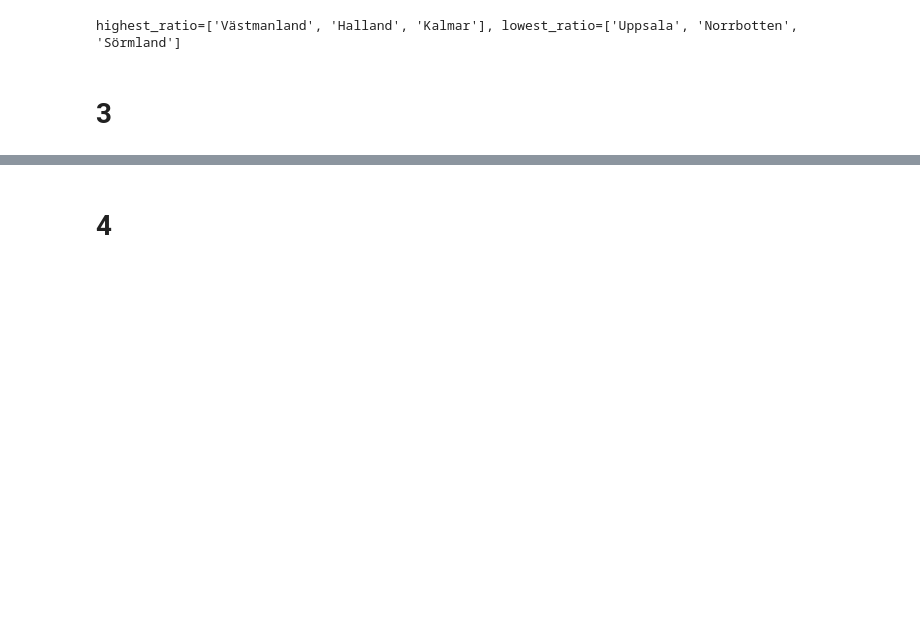
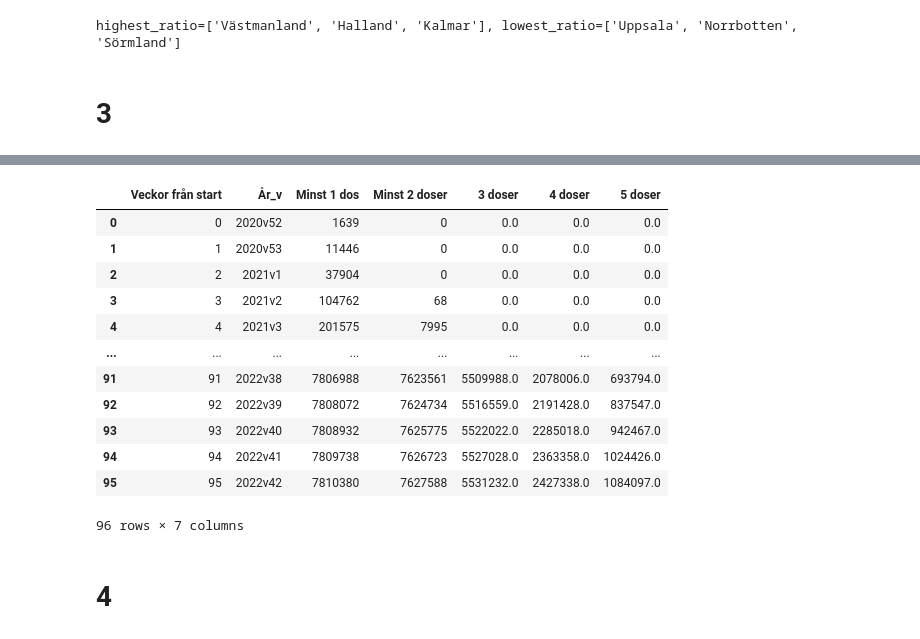
Before and after one commit to DorotaBjoorn/Databehandling-Dorota-Bjoorn, a Jupyter notebook: Lab/Lab_uppg03.ipynb, the cells around one changed output, grey strips where cells are left out. Saved outputs shown, nothing was run; the diff lists cells and outputs as text; code cells hidden in the pictures; blank space fills up the shorter version.

```diff
--- a/Lab/Lab_uppg03.ipynb
+++ b/Lab/Lab_uppg03.ipynb
@@ -95,0 +159,10 @@ Vaccinationsutvekling över tid i riket totalt samt uppdelat på dos
+# %%
+# combinde cols Vecka and År
+df_1["År_v"] = df_1["År"].astype(str) + "v" + df_1["Vecka"].astype(str)
+df_2["År_v"] = df_2["År"].astype(str) + "v" + df_2["Vecka"].astype(str)
+df_3["År_v"] = df_3["År"].astype(str) + "v" + df_3["Vecka"].astype(str)
+df_4["År_v"] = df_4["År"].astype(str) + "v" + df_4["Vecka"].astype(str)
+df_5["År_v"] = df_5["År"].astype(str) + "v" + df_5["Vecka"].astype(str)
+df_5.head()
+
+#????????? should be included in clean function????????????
@@ -95,0 +176,11 @@ Vaccinationsutvekling över tid i riket totalt samt uppdelat på dos
+# %%
+# set År_v col as index to prepare concatination
+df_1 = df_1.set_index("År_v")
+df_2 = df_2.set_index("År_v")
+df_3 = df_3.set_index("År_v")
+df_4 = df_4.set_index("År_v")
+df_5 = df_5.set_index("År_v")
+df_5.head()
+
+
+#????????? should be included in clean function????????????
@@ -95,0 +195,10 @@ Vaccinationsutvekling över tid i riket totalt samt uppdelat på dos
+# %%
+# rename column Antal vaccinerade with values for Vaccinationsstatus
+df_1 = df_1.rename(columns={"Antal vaccinerade": df_1["Vaccinationsstatus"][0]})
+df_2 = df_2.rename(columns={"Antal vaccinerade": df_2["Vaccinationsstatus"][1]}) # varför måste denna vara [1]???
+df_3 = df_3.rename(columns={"Antal vaccinerade": df_3["Vaccinationsstatus"][0]})
+df_4 = df_4.rename(columns={"Antal vaccinerade": df_4["Vaccinationsstatus"][0]})
+df_5 = df_5.rename(columns={"Antal vaccinerade": df_5["Vaccinationsstatus"][0]})
+df_4.head()
+
+#????????? should be included in clean function????????????
@@ -95,0 +213,5 @@ Vaccinationsutvekling över tid i riket totalt samt uppdelat på dos
+# %%
+# concatinating all DataFrames into 1 based on col "År_v"
+
+df_1_5 = pd.concat([df_1, df_2, df_3, df_4, df_5], axis = "columns")
+df_1_5.columns
@@ -95,0 +226,21 @@ Vaccinationsutvekling över tid i riket totalt samt uppdelat på dos
+# %%
+# selecting relevant columns; replacing NaN with 0
+# resetting År_v as column, creating column index corresponding to weeks from start
+
+df_1_5 = df_1_5[['Minst 1 dos', 'Minst 2 doser', '3 doser', '4 doser', '5 doser']].fillna(0).reset_index().reset_index()
+df_1_5 = df_1_5.rename(columns={"index": "Veckor från start"})
+df_1_5
+# %% [output]
+|  | Veckor från start | År_v | Minst 1 dos | Minst 2 doser | 3 doser | 4 doser | 5 doser |
+| 0 | 0 | 2020v52 | 1639 | 0 | 0.0 | 0.0 | 0.0 |
+| 1 | 1 | 2020v53 | 11446 | 0 | 0.0 | 0.0 | 0.0 |
+| 2 | 2 | 2021v1 | 37904 | 0 | 0.0 | 0.0 | 0.0 |
+| 3 | 3 | 2021v2 | 104762 | 68 | 0.0 | 0.0 | 0.0 |
+| 4 | 4 | 2021v3 | 201575 | 7995 | 0.0 | 0.0 | 0.0 |
+| ... | ... | ... | ... | ... | ... | ... | ... |
+| 91 | 91 | 2022v38 | 7806988 | 7623561 | 5509988.0 | 2078006.0 | 693794.0 |
+| 92 | 92 | 2022v39 | 7808072 | 7624734 | 5516559.0 | 2191428.0 | 837547.0 |
+| 93 | 93 | 2022v40 | 7808932 | 7625775 | 5522022.0 | 2285018.0 | 942467.0 |
+| 94 | 94 | 2022v41 | 7809738 | 7626723 | 5527028.0 | 2363358.0 | 1024426.0 |
+| 95 | 95 | 2022v42 | 7810380 | 7627588 | 5531232.0 | 2427338.0 | 1084097.0 |
+96 rows × 7 columns
```
Also changed, not shown: parts of 11 cells of this notebook, 1 other file.
